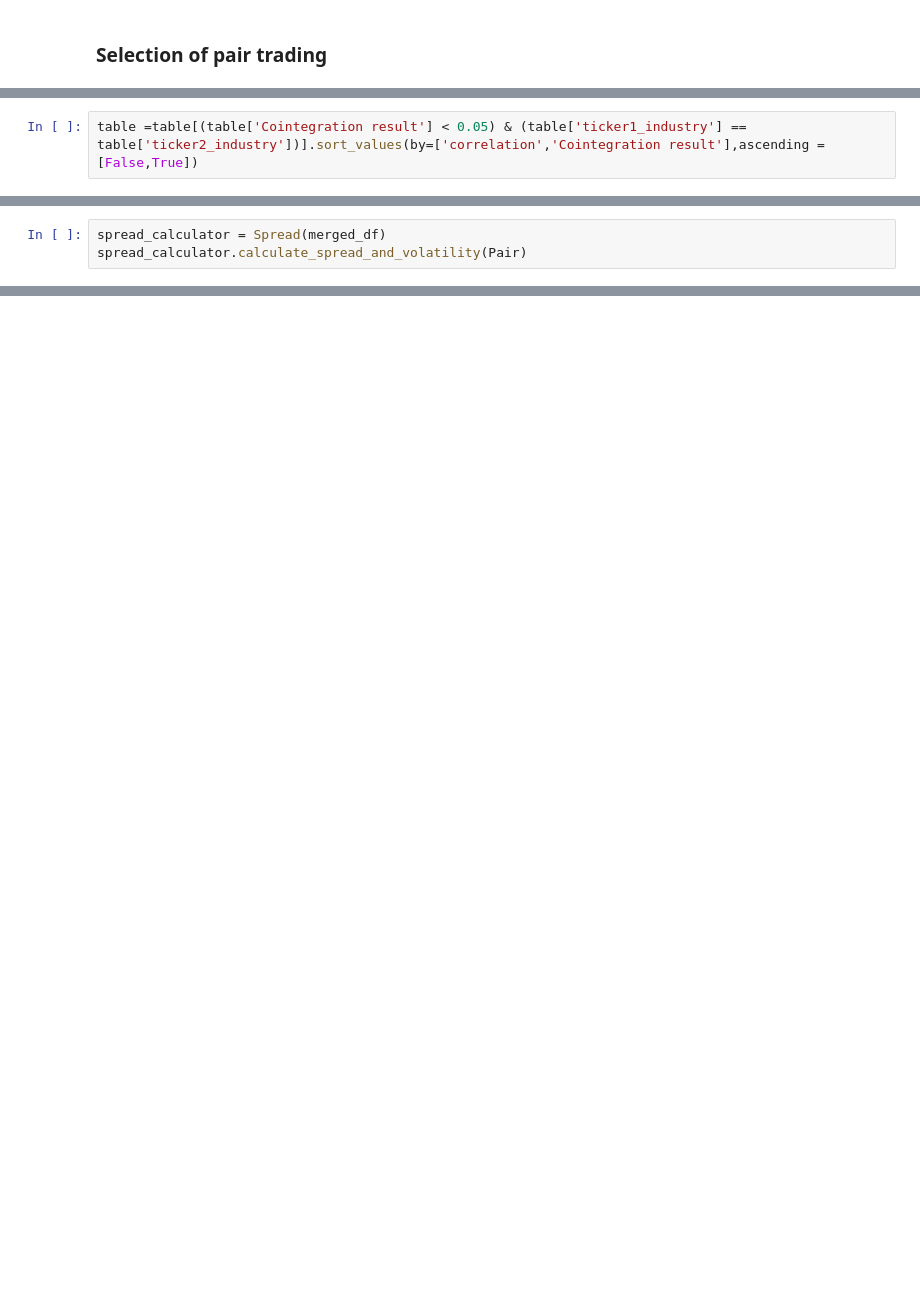
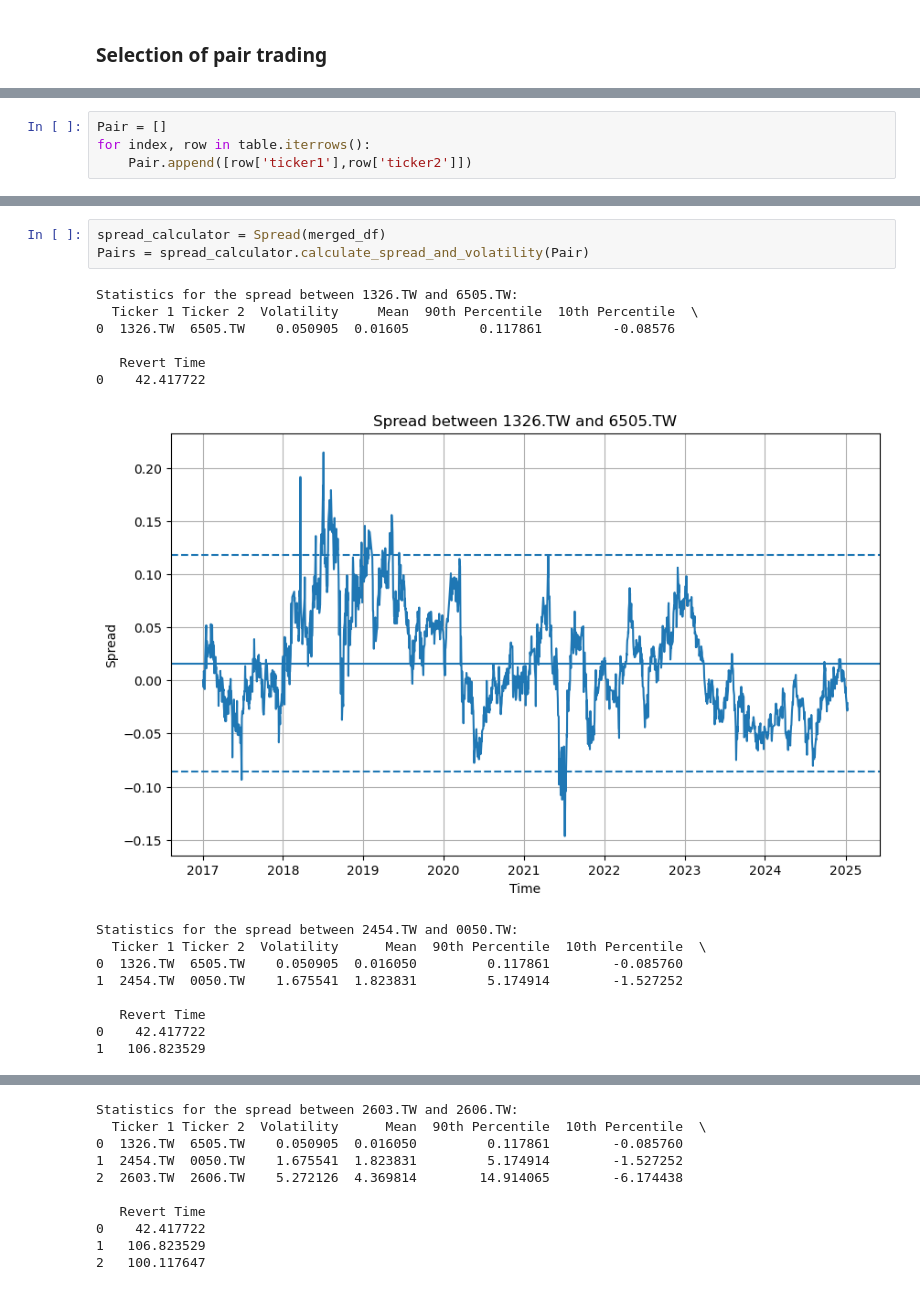
Before and after one commit to Searchideas/Pair_trading, a Jupyter notebook: Personal Research/Untitled.ipynb, the cells around one changed output, grey strips where cells are left out. Saved outputs shown, nothing was run; the diff lists cells and outputs as text; blank space fills up the shorter version.

```diff
--- a/Personal Research/Untitled.ipynb
+++ b/Personal Research/Untitled.ipynb
@@ -149,2 +203,0 @@ In order to remove any industry specific systematic risk, the first criteria sho
-# %%
-table =table[(table['Cointegration result'] < 0.05) & (table['ticker1_industry'] == table['ticker2_industry'])].sort_values(by=['correlation','Cointegration result'],ascending =[False,True])
@@ -154,0 +204,4 @@ Pair = ['^TWII','2330.TW']
+# %%
+Pair = []
+for index, row in table.iterrows():
+    Pair.append([row['ticker1'],row['ticker2']])
@@ -155,3 +219,19 @@ Pair = ['^TWII','2330.TW']
 # %%
 spread_calculator = Spread(merged_df)
-spread_calculator.calculate_spread_and_volatility(Pair)
+Pairs = spread_calculator.calculate_spread_and_volatility(Pair)
+# %% [output]
+Statistics for the spread between 1326.TW and 6505.TW:
+  Ticker 1 Ticker 2  Volatility     Mean  90th Percentile  10th Percentile  \
+0  1326.TW  6505.TW    0.050905  0.01605         0.117861         -0.08576
+
+   Revert Time
+0    42.417722
+[figure, added]
+Statistics for the spread between 2454.TW and 0050.TW:
+  Ticker 1 Ticker 2  Volatility      Mean  90th Percentile  10th Percentile  \
+0  1326.TW  6505.TW    0.050905  0.016050         0.117861        -0.085760
+1  2454.TW  0050.TW    1.675541  1.823831         5.174914        -1.527252
+
+   Revert Time
+0    42.417722
+1   106.823529
@@ -157,0 +239,10 @@ spread_calculator.calculate_spread_and_volatility(Pair)
+Statistics for the spread between 2603.TW and 2606.TW:
+  Ticker 1 Ticker 2  Volatility      Mean  90th Percentile  10th Percentile  \
+0  1326.TW  6505.TW    0.050905  0.016050         0.117861        -0.085760
+1  2454.TW  0050.TW    1.675541  1.823831         5.174914        -1.527252
+2  2603.TW  2606.TW    5.272126  4.369814        14.914065        -6.174438
+
+   Revert Time
+0    42.417722
+1   106.823529
+2   100.117647
```
Also changed, not shown: parts of 38 cells of this notebook, 3 other files.
